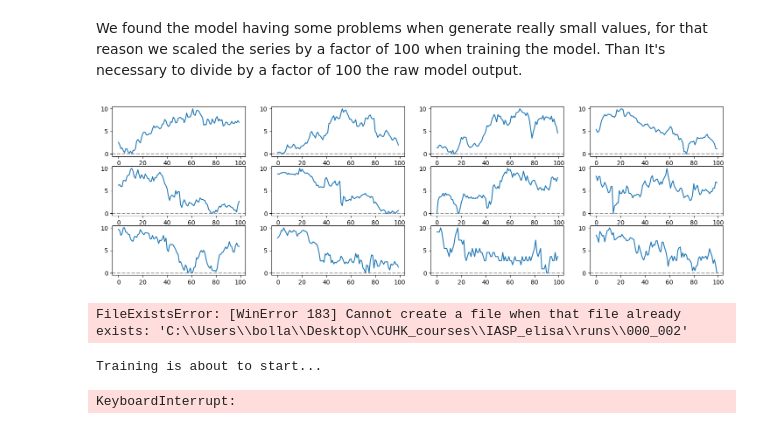
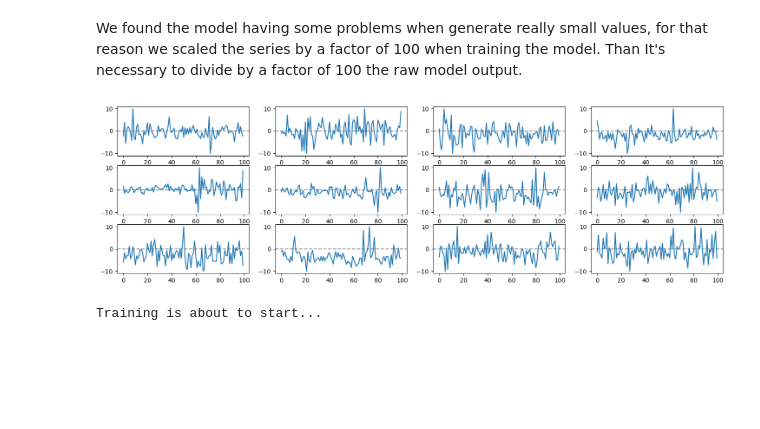
Before and after one commit to riccardobollati/GANs_for_financial_series_generation, a Jupyter notebook: main.ipynb, the cells around one changed output. Cells and saved outputs as stored; diff of their text form; code cells hidden in the pictures; blank space fills up the shorter version.

```diff
--- a/main.ipynb
+++ b/main.ipynb
@@ -35,18 +35,18 @@ class MinMaxScaler:
 
         return X_scaled
 # %%
-scaler = MinMaxScaler(range = (0,10))
+scaler = MinMaxScaler(range = (-10,10))
 #create the dataloader
-dataset = data_prep.WindowsDaset(r'data\dataset_price',transform = scaler)
+dataset = data_prep.WindowsDaset(r'data\dataset_100_winds',transform = scaler)
 #plotsome series
 rows = 3
 columns = 4
 fig, axs = plt.subplots(rows, columns, figsize=(18,5))
 for ax, i in zip(axs.ravel(),np.random.randint(0, len(dataset),size=rows * columns)):
     ax.axhline(0, color = 'black', alpha =0.4, ls = '--')
     ax.plot(dataset[i])
 # %% [output]
-[figure, old version]
+[figure, new version]
 # %%
 def create_dir(location, name):
     os.mkdir(os.path.join(location, name))
@@ -68,9 +68,7 @@ BATCH_SIZE = 256
 LOG_NAME = 'run_1_0'
 EPOCHS = 40
 
-run_ARCHIVE = create_dir(BASE_DIR,'000_002')
+run_ARCHIVE = create_dir(BASE_DIR,'000_003/000_006')
-# %% [output]
-FileExistsError: [WinError 183] Cannot create a file when that file already exists: 'C:\\Users\\bolla\\Desktop\\CUHK_courses\\IASP_elisa\\runs\\000_002'
 # %%
 #create the dataloader
 data_loader = DataLoader(dataset, batch_size=BATCH_SIZE)
@@ -82,13 +86,14 @@ from models import Generator, Critic
 # %%
 # Instantiate Generator and Critic + initialize weights
-if False:
-    from checkpoints import models_test
+if True:
     state_dicts = torch.load('checkpoints/epoch_39.pkl', map_location=torch.device('cpu'))
 
 
     g = models_test.Generator()
     g.load_state_dict(state_dicts['g_state_dict'])
     g_opt = torch.optim.RMSprop(g.parameters(), lr=0.05)
+    #adam optimizer beta1 = 0.5 beta2 .99 lr = 0.003
+    #grater for discriminator the lr
 
 
     c = models_test.Critic()
@@ -116,6 +121,5 @@ print('Training is about to start...')
 trainer.train(data_loader, epochs=EPOCHS, plot_training_samples=True, checkpoint=None)
 # %% [output]
 Training is about to start...
-KeyboardInterrupt:
 # %%
 # the following function allow to generate a sample to test the model
```
Also changed, not shown: parts of 13 cells of this notebook, 5 other files.
